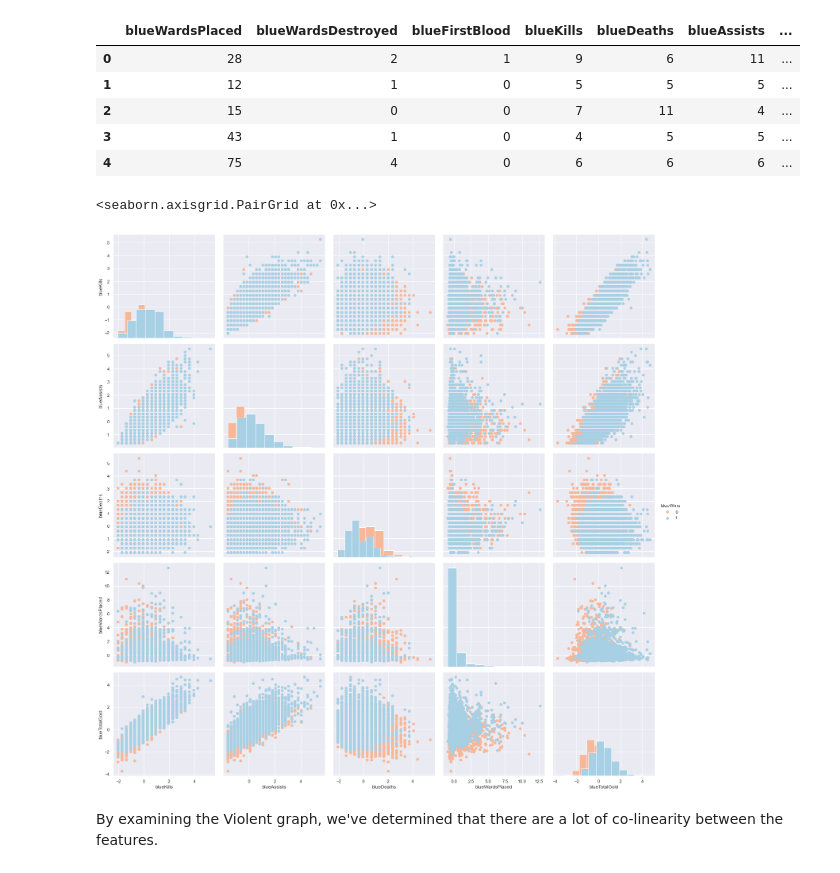
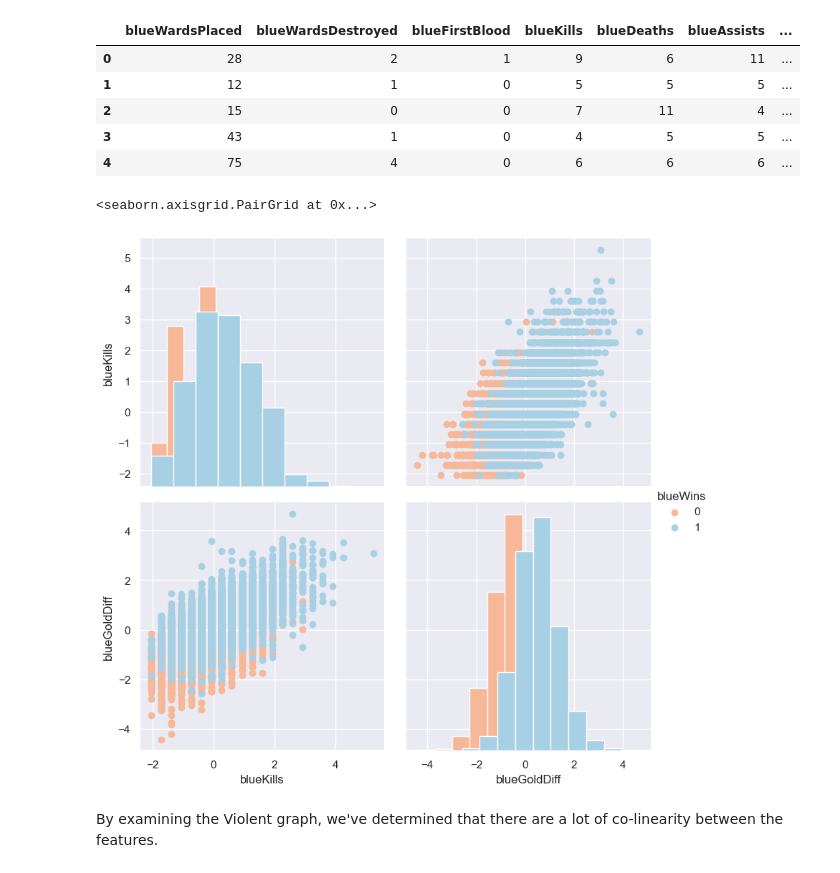
Before and after one commit to Asabe041/devoir1CSI4506, a Jupyter notebook: LeagueOfLegendsMLNoteBook.ipynb, the cells around one changed output. Drawn from its saved outputs; the diff is of its cells as text; code cells hidden in the pictures.

Commit message:
updated tables to make them cleaner

```diff
--- a/LeagueOfLegendsMLNoteBook.ipynb
+++ b/LeagueOfLegendsMLNoteBook.ipynb
@@ -150,9 +150,13 @@ Below we will remove the attributes that we deemed not useful.
 # %%
-# drop not useful columns of red and blue team
-columns =   ['blueGoldPerMin','redGoldPerMin','redKills','redDeaths'
-            ,'redGoldDiff','redExperienceDiff', ,
-            'redFirstBlood','redCSPerMin','blueCSPerMin']
+# drop not useful columns of blue and red team
+columns =   ['blueGoldPerMin', 'blueCSPerMin','redGoldPerMin',
+            'redKills', 'redDeaths','redGoldDiff',
+            'redExperienceDiff', 'redFirstBlood','redCSPerMin',
+            'redTotalGold','redTotalExperience', 'blueTotalGold',
+            'blueTotalExperience']
 df_clean = df.drop(columns, axis=1)
+
+# Show new table
 df_clean.head()
 # %% [output]
 |  | blueWardsPlaced | blueWardsDestroyed | blueFirstBlood | blueKills | blueDeaths | blueAssists | ... |
@@ -222,15 +228,15 @@ current_df.head()
 # %%
 data = current_df.copy()
 data_std = (data - data.mean()) / data.std()
 
 data = pd.concat([target,data_std], axis=1)
-g = sns.PairGrid(data=data, vars=['blueKills', 'blueAssists', 'blueDeaths', 'blueWardsPlaced', 'blueTotalGold'], hue='blueWins', size=4, palette='RdBu')
+g = sns.PairGrid(data=data, vars=['blueKills', 'blueGoldDiff'], hue='blueWins', height=4, palette='RdBu')
 g.map_diag(plt.hist)
 g.map_offdiag(plt.scatter)
 g.add_legend()
 # %% [output]
 <seaborn.axisgrid.PairGrid at 0x...>
-[figure, old version]
+[figure, new version]
 # %% [markdown]
 By examining the Violent graph, we've determined that there are a lot of co-linearity between the features.
 # %% [markdown]
```
Also changed, not shown: parts of 23 cells of this notebook.
